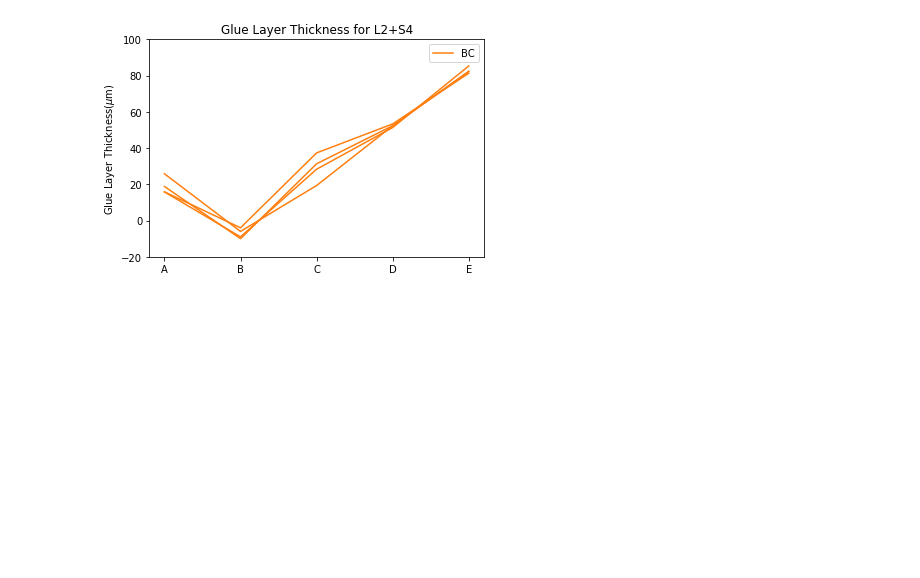
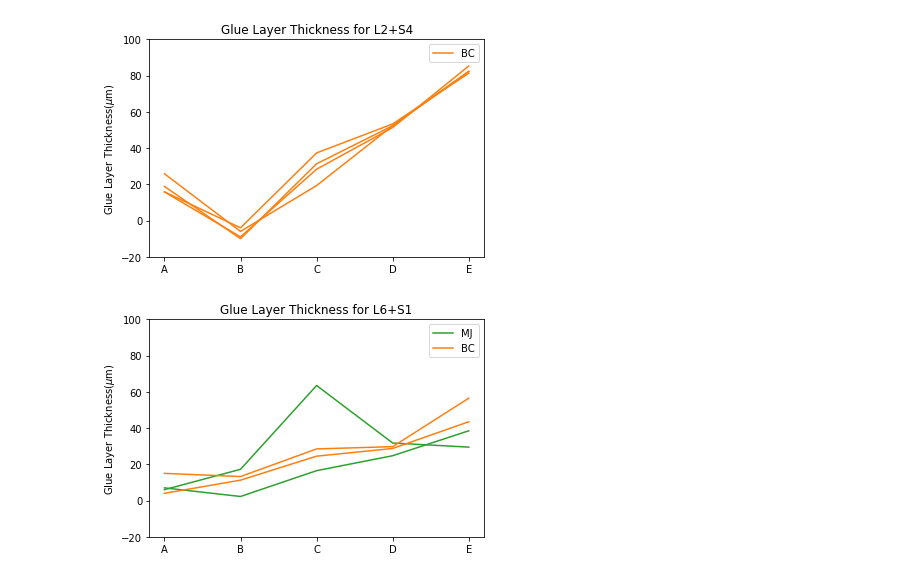
Before and after one commit to mariajose2398/CMS-MTD-BTL-SensorModule-Analysis, a Jupyter notebook: gluelayertransparency.ipynb, the cells around one changed output. Drawn from its saved outputs; the diff is of its cells as text; code cells hidden in the pictures; blank space fills up the shorter version.

Commit message:
glue thickness for L6+S1. Added a new notebook for running csv file-not completely implemented yet

```diff
--- a/gluelayertransparency.ipynb
+++ b/gluelayertransparency.ipynb
@@ -113,3 +113,34 @@ plt.show()
 [56.37766667 56.483      56.52766667 56.50266667 56.45666667]
 [2.3075 2.308  2.307  2.308  2.308 ]
 [figure]
+# %%
+#Measurement plot for L6+S1
+L6S1_noglue=np.array([[59.162,59.151,59.146,59.138,59.095],
+             [59.142,59.150,59.143,59.147,59.098]])
+L6 =np.array([[56.838,56.849,56.829,56.816,56.782],
+              [56.831,56.842,56.842,56.824,56.783],
+              [56.830,56.835,56.832,56.825,56.795],
+              [56.831,56.849,56.835,56.828,56.788]])
+S1=np.array([[2.310,2.310,2.309,2.308,2.308],
+             [2.305,2.306,2.307,2.306,2.309]])
+
+X=np.array(["A", "B", "C", "D", "E"])
+L6S1 = np.array([[59.146,59.169,59.206,59.162,59.125],
+                 [59.147,59.154,59.159,59.155,59.134],
+                 [59.155,59.165,59.171,59.160,59.152],
+                 [59.144,59.163,59.167,59.159,59.139]])
+whomeasured=['M', 'M','B', 'B']
+for x in range(len(L6S1)):
+    if whomeasured[x] == 'M':
+        plt.plot(X, (L6S1[x]-np.mean(L6, axis=0)-np.mean(S1, axis=0))*1000, "C2", label ="MJ")
+    if whomeasured[x] =='B':
+        plt.plot(X, (L6S1[x]-np.mean(L6, axis=0)-np.mean(S1, axis=0))*1000, "C1", label ="BC")
+    #plt.plot(X, (L6S1[x]-np.mean(L6S1_noglue, axis=0))*1000, "C3", label="no glue")
+plt.ylabel(r"Glue Layer Thickness($\mu$m)")
+plt.title("Glue Layer Thickness for L6+S1")
+plt.ylim(-20, 100)
+plt.legend()
+plt.savefig("l6s1measurement.png")
+plt.show()
+# %% [output]
+[figure, added]
```
Also changed, not shown: parts of 1 cell of this notebook, 4 other files.
